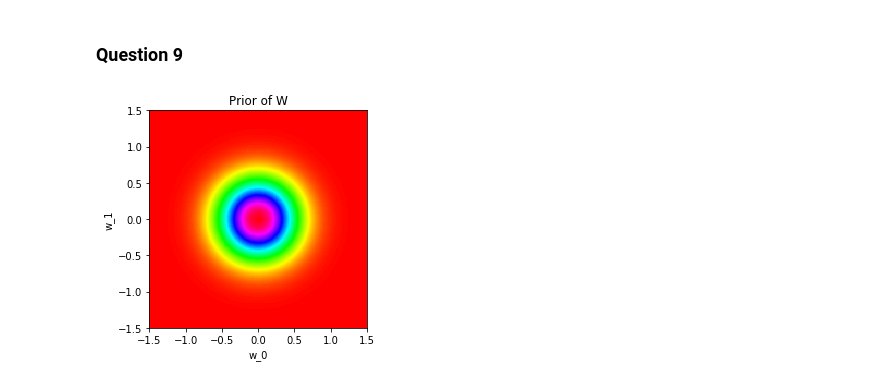
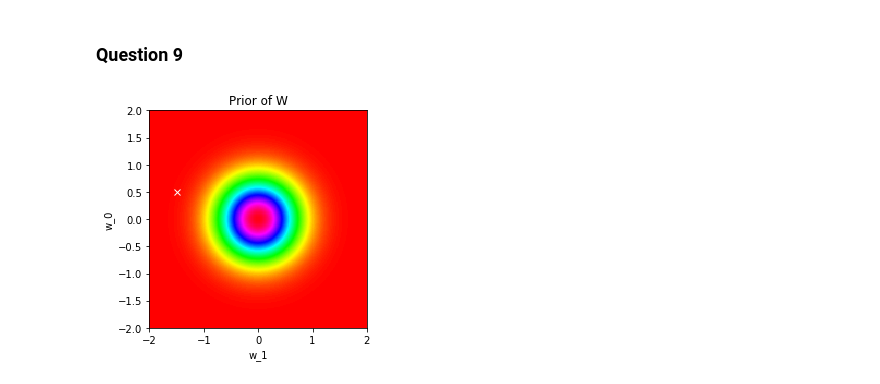
Before and after one commit to hkindbom/DD2434-Machine-Learning-Advanced, a Jupyter notebook: Assignment 1.ipynb, the cells around one changed output. Saved outputs shown, nothing was run; the diff lists cells and outputs as text; code cells hidden in the pictures.

```diff
--- a/Assignment 1.ipynb
+++ b/Assignment 1.ipynb
@@ -12,13 +13,13 @@ from itertools import product
 # %% [markdown]
 ### Generate synthetic data
 # %%
-np.random.seed(10)
+np.random.seed(1337)
 N = 201 # number of samples
 eps_mu = 0
 eps_sigma = 0.2
-w_1 = 0.5
-w_0 = -1.5
+w_0 = 0.5
+w_1 = -1.5
 
-X_tot = np.linspace(-1.0,1.0, num=N)
+X_Dat = np.linspace(-1.0,1.0, num=N)
 eps = np.random.normal(eps_mu, eps_sigma, N)
-T_tot = w_1*X_tot + w_0 + eps
+T_Dat = X_Dat*w_0 + w_1 + eps
@@ -27,27 +40,29 @@ T_tot = w_1*X_tot + w_0 + eps
 # %%
 #1. Setting prior distribution over W = [w_0, w_1] and visualize it
 # Assuming p(w) = N(prior_mu, prior_sigma^2I).
 
 pixels = 200
 prior_mu = [0, 0]
 prior_sigma = 0.5
 prior_cov_mat = [[prior_sigma**2, 0],[0, prior_sigma**2]] # spherical covariance matrix
 
+max_axis = 2
 w_0_range = np.linspace(-2.0, 2.0, num=pixels)
 w_1_range = np.linspace(-2.0, 2.0, num=pixels)
 
 X, Y = np.meshgrid(w_0_range, w_1_range)
 N, M = len(X), len(Y)
 Z = np.zeros((N, M))
 for i,(x,y) in enumerate(product(w_0_range,w_1_range)):
     pos = np.hstack((x, y))
     Z[np.unravel_index(i, (N,M))] =  multivariate_normal(prior_mu, prior_cov_mat).pdf(pos)
-im = plt.imshow(Z,cmap='hsv',extent=(-1.5, 1.5, -1.5, 1.5))
+im = plt.imshow(Z,cmap='hsv',extent=(-max_axis, max_axis, -max_axis, max_axis))
 ax = plt.gca()
 ax.grid(False)
+plt.plot(w_1,w_0,'wx')
 plt.title("Prior of W")
-plt.xlabel('w_0')
-plt.ylabel('w_1')
+plt.xlabel('w_1')
+plt.ylabel('w_0')
 plt.show()
 # %% [output]
-[figure, old version]
+[figure, new version]
```
Also changed, not shown: parts of 13 cells of this notebook.
